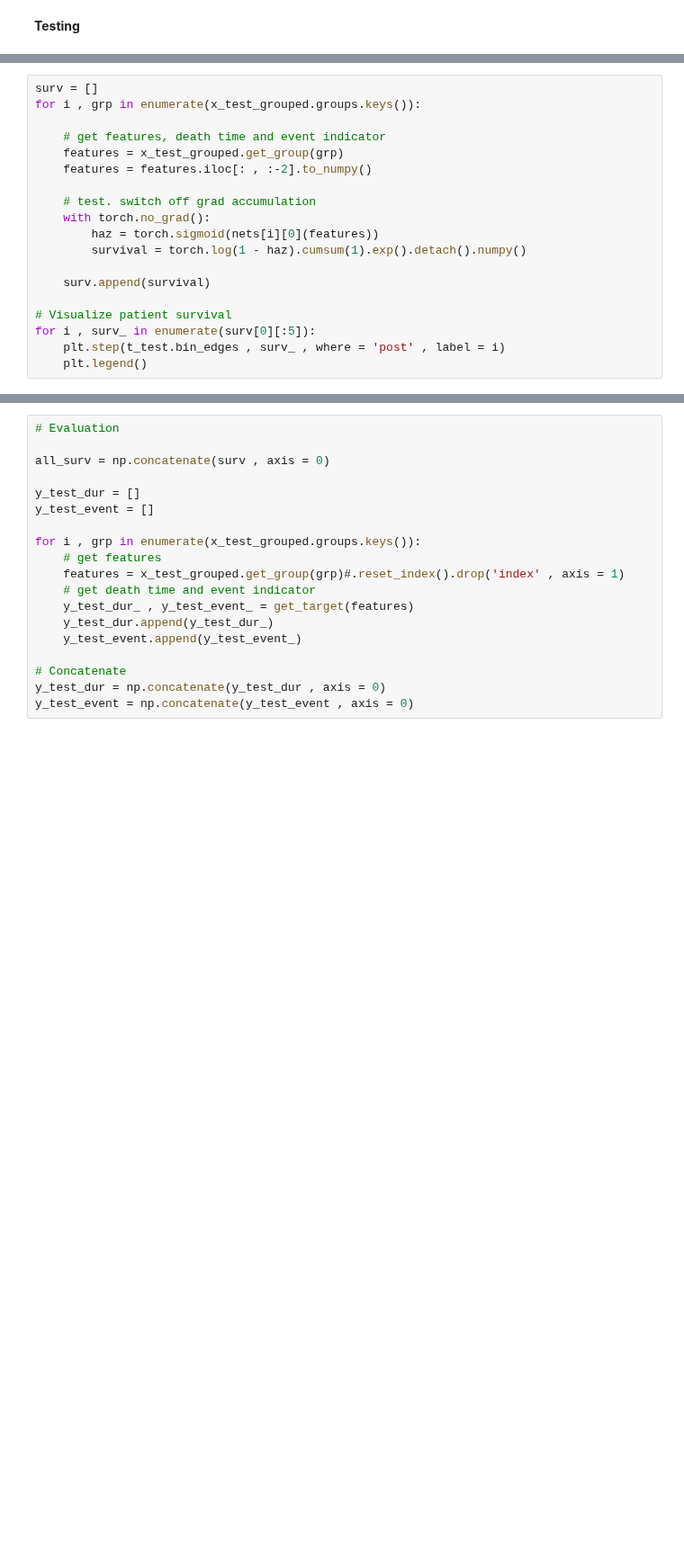
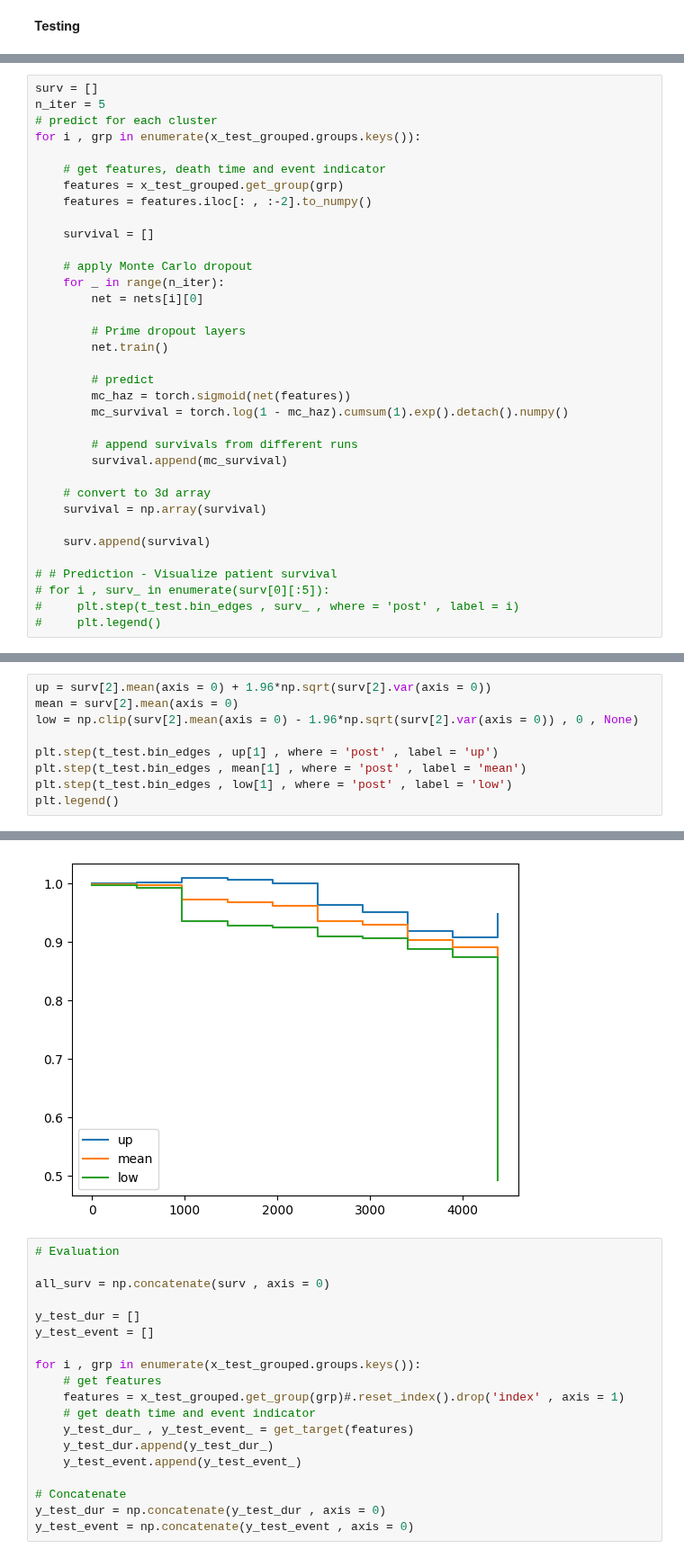
Before and after one commit to sourasen1011/UoE_Research_Project_2023, a Jupyter notebook: 05_preprocessing_emr_data/05_fits.ipynb, the cells around one changed output, grey strips where cells are left out. Shown at 90% size. Drawn from its saved outputs; the diff is of its cells as text; blank space fills up the shorter version.

Commit message:
MC dropout first try

```diff
--- a/05_preprocessing_emr_data/05_fits.ipynb
+++ b/05_preprocessing_emr_data/05_fits.ipynb
@@ -866,19 +874,35 @@ x_test.drop('cluster' , axis = 1 , inplace = True)
 # %%
 surv = []
+n_iter = 5
+# predict for each cluster
 for i , grp in enumerate(x_test_grouped.groups.keys()):
 
     # get features, death time and event indicator
     features = x_test_grouped.get_group(grp)
     features = features.iloc[: , :-2].to_numpy()
 
-    # test. switch off grad accumulation
-    with torch.no_grad():
-        haz = torch.sigmoid(nets[i][0](features))
-        survival = torch.log(1 - haz).cumsum(1).exp().detach().numpy()
+    survival = []
+
+    # apply Monte Carlo dropout
+    for _ in range(n_iter):
+        net = nets[i][0]
+
+        # Prime dropout layers
+        net.train()
+
+        # predict
+        mc_haz = torch.sigmoid(net(features))
+        mc_survival = torch.log(1 - mc_haz).cumsum(1).exp().detach().numpy()
+
+        # append survivals from different runs
+        survival.append(mc_survival)
+
+    # convert to 3d array
+    survival = np.array(survival)
 
     surv.append(survival)
 
-# Visualize patient survival
-for i , surv_ in enumerate(surv[0][:5]):
-    plt.step(t_test.bin_edges , surv_ , where = 'post' , label = i)
-    plt.legend()
+# # Prediction - Visualize patient survival
+# for i , surv_ in enumerate(surv[0][:5]):
+#     plt.step(t_test.bin_edges , surv_ , where = 'post' , label = i)
+#     plt.legend()
@@ -886,0 +909,10 @@ for i , surv_ in enumerate(surv[0][:5]):
+# %%
+up = surv[2].mean(axis = 0) + 1.96*np.sqrt(surv[2].var(axis = 0))
+mean = surv[2].mean(axis = 0)
+low = np.clip(surv[2].mean(axis = 0) - 1.96*np.sqrt(surv[2].var(axis = 0)) , 0 , None)
+
+plt.step(t_test.bin_edges , up[1] , where = 'post' , label = 'up')
+plt.step(t_test.bin_edges , mean[1] , where = 'post' , label = 'mean')
+plt.step(t_test.bin_edges , low[1] , where = 'post' , label = 'low')
+plt.legend()
+# %% [output]
@@ -887,3 +920,4 @@ for i , surv_ in enumerate(surv[0][:5]):
+[figure, added]
 # %%
 # Evaluation
 
```
Also changed, not shown: parts of 16 cells of this notebook.
